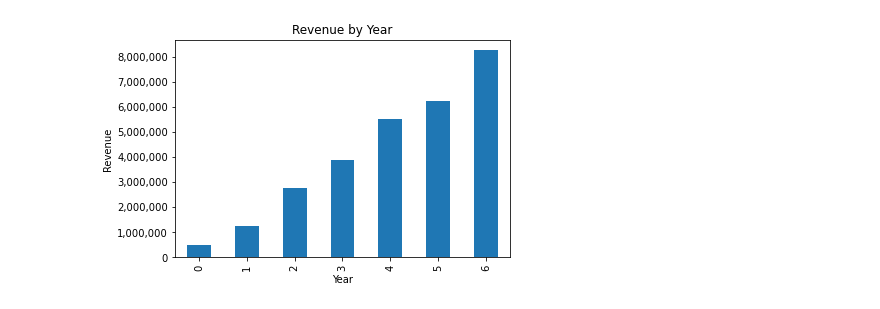
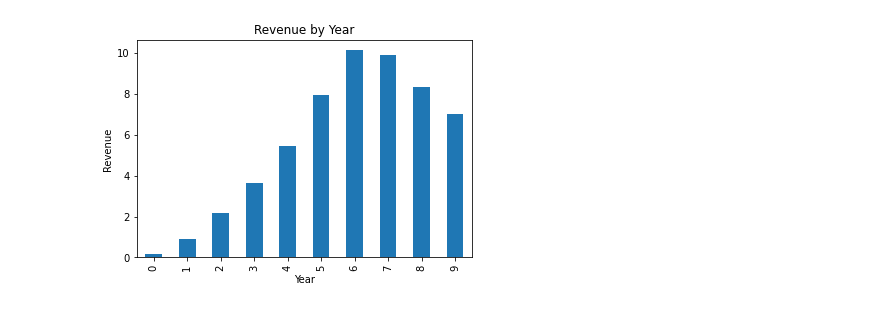
Before and after one commit to admatuszak/Cohort-Table, a Jupyter notebook: Cohort.ipynb, the cells around one changed output. Saved outputs shown, nothing was run; the diff lists cells and outputs as text; code cells hidden in the pictures.

```diff
--- a/Cohort.ipynb
+++ b/Cohort.ipynb
@@ -5,5 +8,5 @@ from Cohort import CohortTable
 # %%
-myTable = CohortTable(forecast_period=6, n_years=3, hires_per_year=[1,2,2,3,4,6], \
+myTable = CohortTable(forecast_period=10, n_years=3, hires_per_year=[1,2,2,3,4,6], \
                       revenue_goal=1000000, annual_attrition=.16, first_year_full_hire=True, attrition_y0=False)
 
 myTable.print_all_tables()
@@ -75,7 +50,7 @@ Attrition Mask - 0% to 100% of Employee Count
 # %%
-ax = myTable_revised.revenue_df.loc['Sum of Revenue'].plot(kind='bar', title='Revenue by Year')
+ax = myTable.retained_fte_factored_df.loc['Sum of FTE'].plot(kind='bar', title='Revenue by Year')
 ax.set_xlabel('Year')
 ax.set_ylabel('Revenue')
 ax.yaxis.set_major_formatter(FuncFormatter('{0:,.0f}'.format))
 # %% [output]
-[figure, old version]
+[figure, new version]
```
Also changed, not shown: parts of 15 cells of this notebook, 2 other files.
